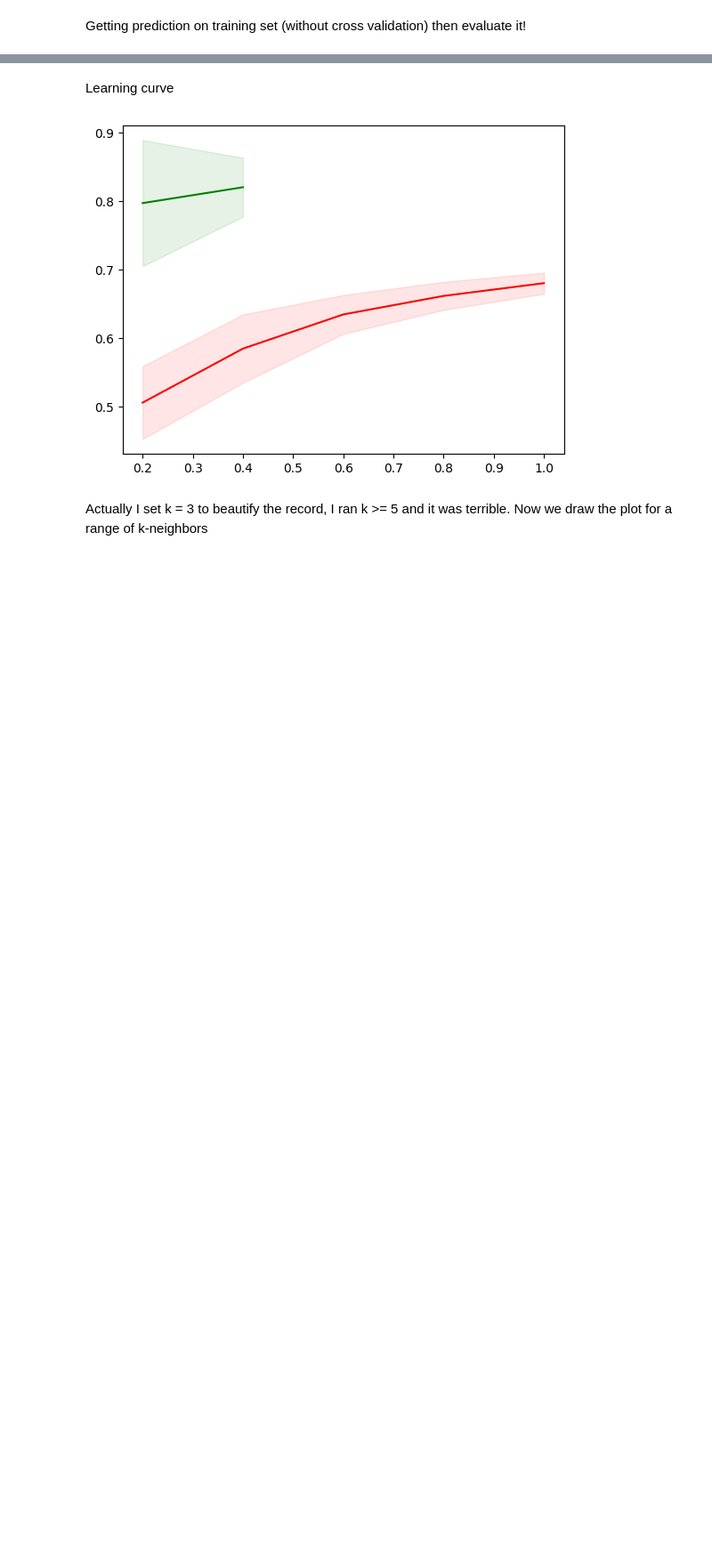
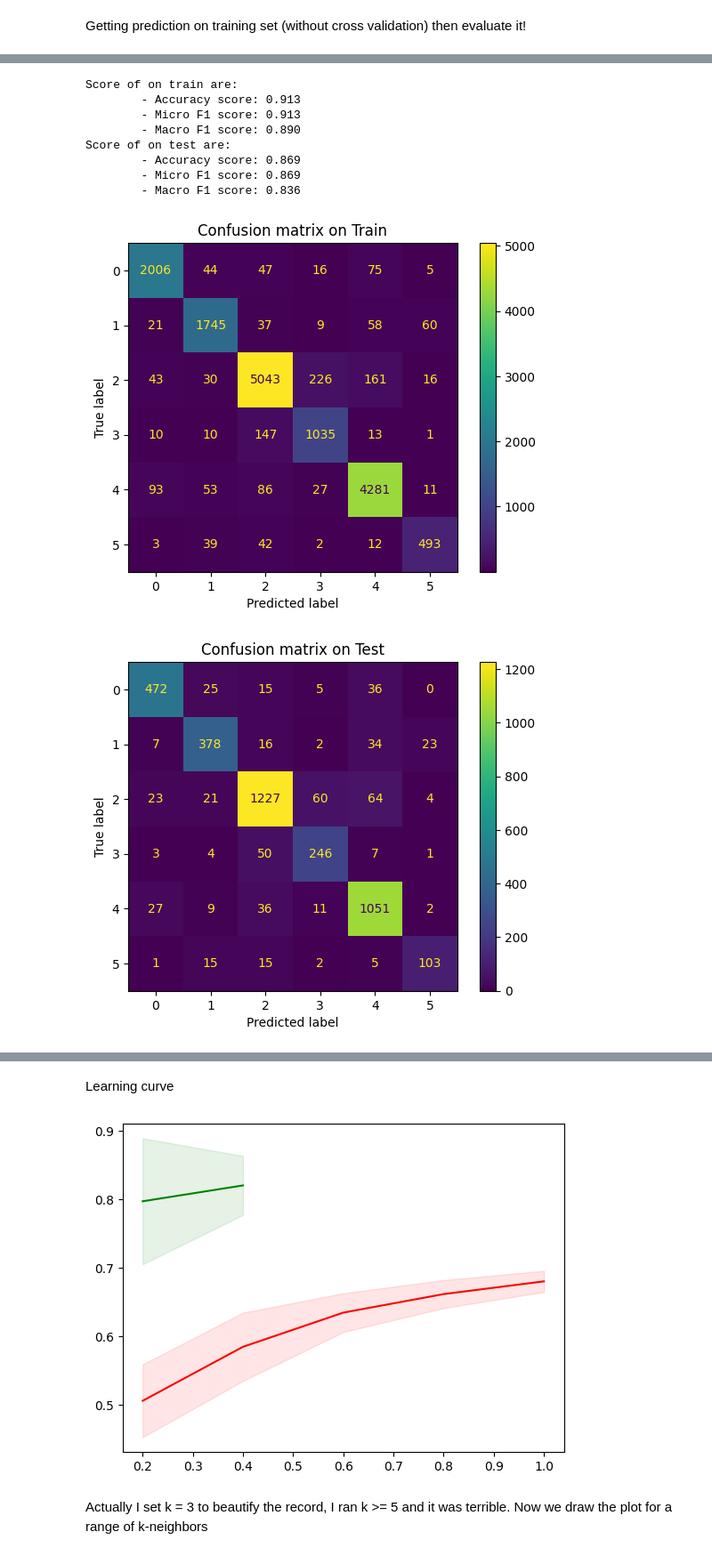
Before and after one commit to auphong2707/emotion-dectection-from-text, a Jupyter notebook: EDFT.ipynb, the cells around one changed output, grey strips where cells are left out. Shown at 89% size. Saved outputs shown, nothing was run; the diff lists cells and outputs as text; code cells hidden in the pictures; blank space fills up the shorter version.

```diff
--- a/EDFT.ipynb
+++ b/EDFT.ipynb
@@ -470,3 +506,16 @@ Getting prediction on training set (without cross validation) then evaluate it!
+# %%
+evaluate_model(linear2, X_train_bow_2, X_test_bow_2, y_train, y_test, include_training = True)
+# %% [output]
+Score of on train are:
+        - Accuracy score: 0.913
+        - Micro F1 score: 0.913
+        - Macro F1 score: 0.890
+Score of on test are:
+        - Accuracy score: 0.869
+        - Micro F1 score: 0.869
+        - Macro F1 score: 0.836
+[figure, added]
+[figure, added]
 # %%
 evaluate_model(svm_model, X_train_bow, X_test_bow, y_train, y_test, include_training = True)
 # %% [output]
```
Also changed, not shown: parts of 16 cells of this notebook, 1 other file.
